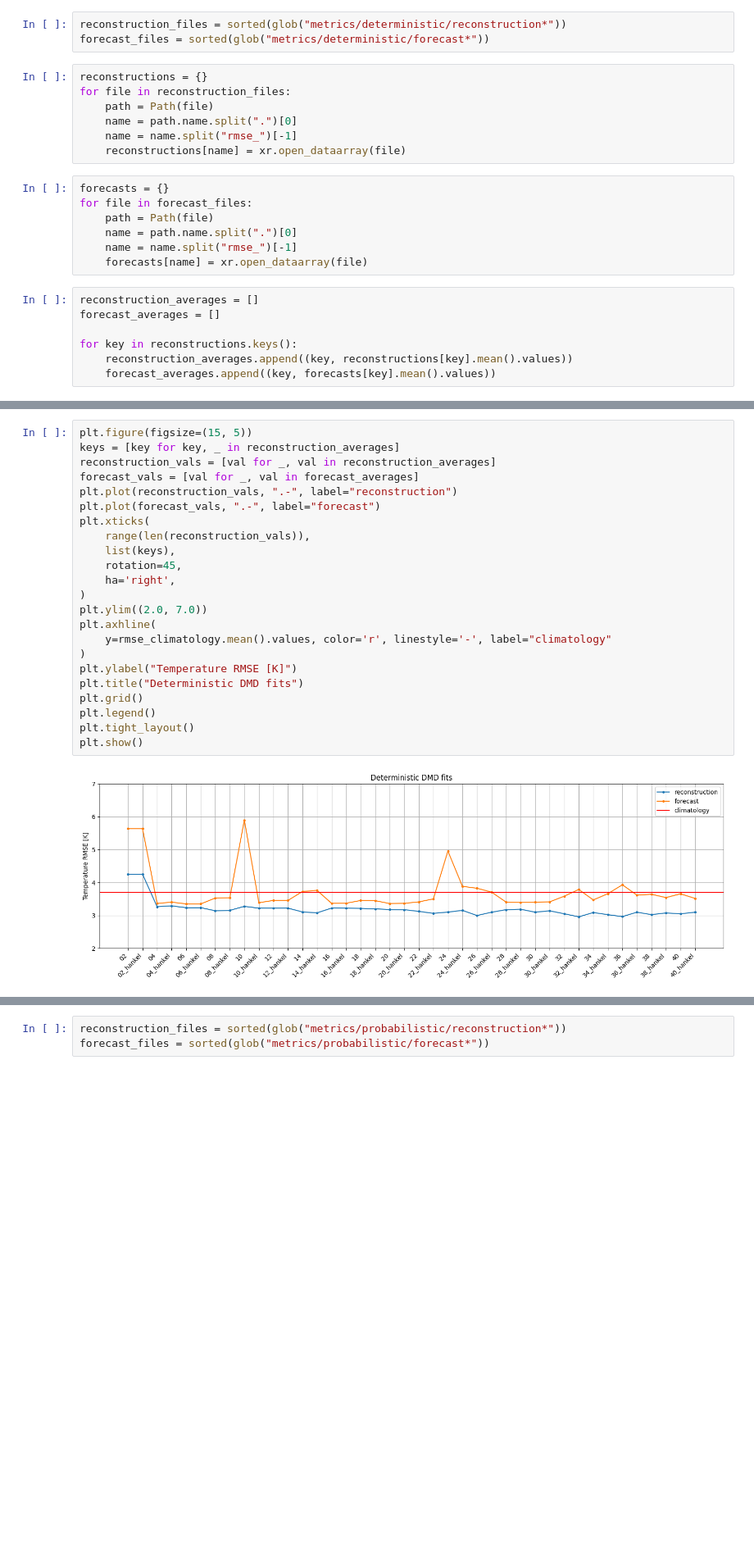
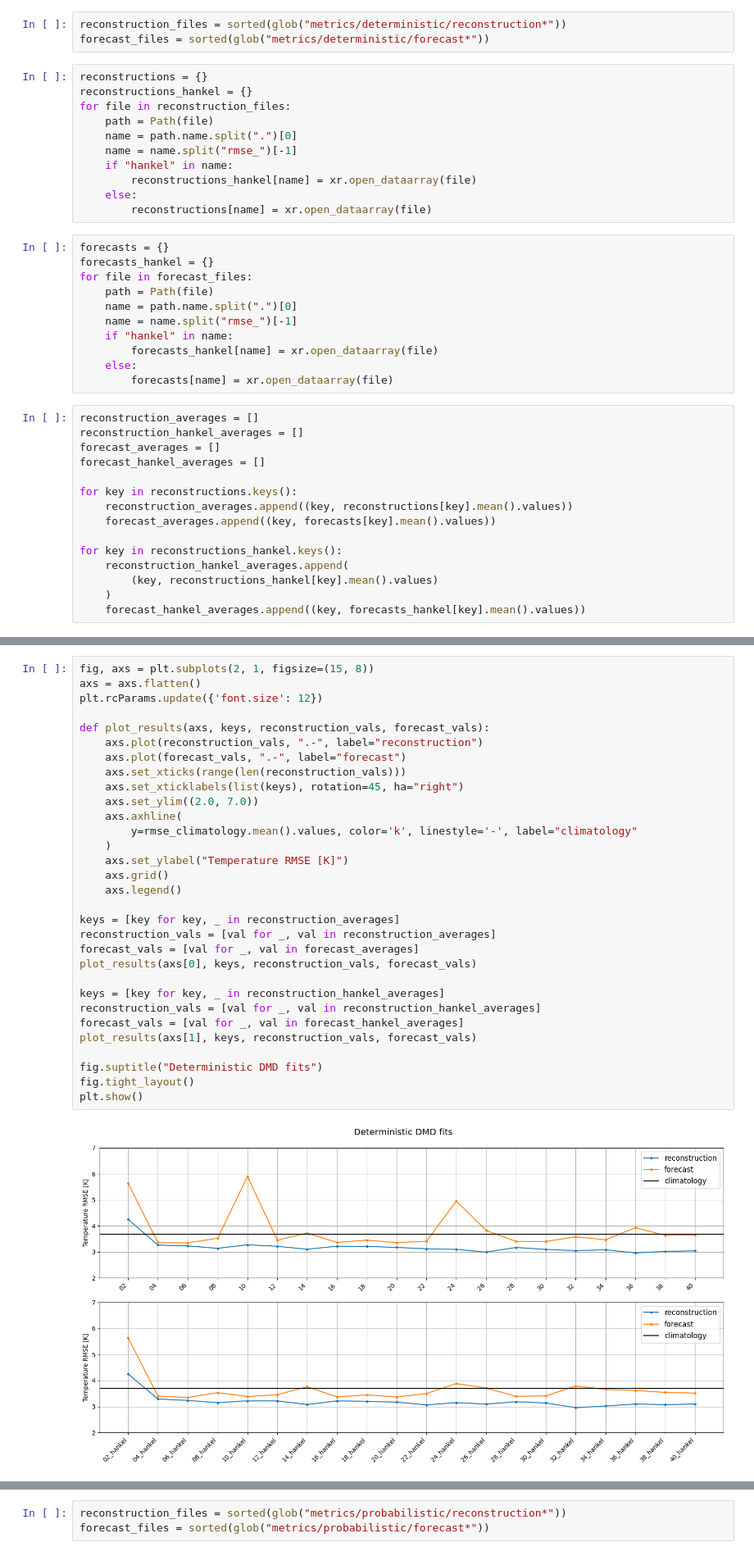
Before and after one commit to SVDROM/grid-search, a Jupyter notebook: evaluate.ipynb, the cells around one changed output, grey strips where cells are left out. Shown at 82% size. Cells and saved outputs as stored; diff of their text form; blank space fills up the shorter version.

Commit message:
separate no hankel and hankel into separate plots

```diff
--- a/evaluate.ipynb
+++ b/evaluate.ipynb
@@ -10,22 +12,38 @@ reconstruction_files = sorted(glob("metrics/deterministic/reconstruction*"))
 forecast_files = sorted(glob("metrics/deterministic/forecast*"))
 # %%
 reconstructions = {}
+reconstructions_hankel = {}
 for file in reconstruction_files:
     path = Path(file)
     name = path.name.split(".")[0]
     name = name.split("rmse_")[-1]
-    reconstructions[name] = xr.open_dataarray(file)
+    if "hankel" in name:
+        reconstructions_hankel[name] = xr.open_dataarray(file)
+    else:
+        reconstructions[name] = xr.open_dataarray(file)
 # %%
 forecasts = {}
+forecasts_hankel = {}
 for file in forecast_files:
     path = Path(file)
     name = path.name.split(".")[0]
     name = name.split("rmse_")[-1]
-    forecasts[name] = xr.open_dataarray(file)
+    if "hankel" in name:
+        forecasts_hankel[name] = xr.open_dataarray(file)
+    else:
+        forecasts[name] = xr.open_dataarray(file)
 # %%
 reconstruction_averages = []
+reconstruction_hankel_averages = []
 forecast_averages = []
+forecast_hankel_averages = []
 
 for key in reconstructions.keys():
     reconstruction_averages.append((key, reconstructions[key].mean().values))
     forecast_averages.append((key, forecasts[key].mean().values))
+
+for key in reconstructions_hankel.keys():
+    reconstruction_hankel_averages.append(
+        (key, reconstructions_hankel[key].mean().values)
+    )
+    forecast_hankel_averages.append((key, forecasts_hankel[key].mean().values))
@@ -48,25 +68,33 @@ client.close()
 # %%
-plt.figure(figsize=(15, 5))
+fig, axs = plt.subplots(2, 1, figsize=(15, 8))
+axs = axs.flatten()
+plt.rcParams.update({'font.size': 12})
+
+def plot_results(axs, keys, reconstruction_vals, forecast_vals):
+    axs.plot(reconstruction_vals, ".-", label="reconstruction")
+    axs.plot(forecast_vals, ".-", label="forecast")
+    axs.set_xticks(range(len(reconstruction_vals)))
+    axs.set_xticklabels(list(keys), rotation=45, ha="right")
+    axs.set_ylim((2.0, 7.0))
+    axs.axhline(
+        y=rmse_climatology.mean().values, color='k', linestyle='-', label="climatology"
+    )
+    axs.set_ylabel("Temperature RMSE [K]")
+    axs.grid()
+    axs.legend()
+
 keys = [key for key, _ in reconstruction_averages]
 reconstruction_vals = [val for _, val in reconstruction_averages]
 forecast_vals = [val for _, val in forecast_averages]
-plt.plot(reconstruction_vals, ".-", label="reconstruction")
-plt.plot(forecast_vals, ".-", label="forecast")
-plt.xticks(
-    range(len(reconstruction_vals)),
-    list(keys),
-    rotation=45,
-    ha='right',
-)
-plt.ylim((2.0, 7.0))
-plt.axhline(
-    y=rmse_climatology.mean().values, color='r', linestyle='-', label="climatology"
-)
-plt.ylabel("Temperature RMSE [K]")
-plt.title("Deterministic DMD fits")
-plt.grid()
-plt.legend()
-plt.tight_layout()
+plot_results(axs[0], keys, reconstruction_vals, forecast_vals)
+
+keys = [key for key, _ in reconstruction_hankel_averages]
+reconstruction_vals = [val for _, val in reconstruction_hankel_averages]
+forecast_vals = [val for _, val in forecast_hankel_averages]
+plot_results(axs[1], keys, reconstruction_vals, forecast_vals)
+
+fig.suptitle("Deterministic DMD fits")
+fig.tight_layout()
 plt.show()
 # %% [output]
-[figure, old version]
+[figure, new version]
```
Also changed, not shown: parts of 11 cells of this notebook.
